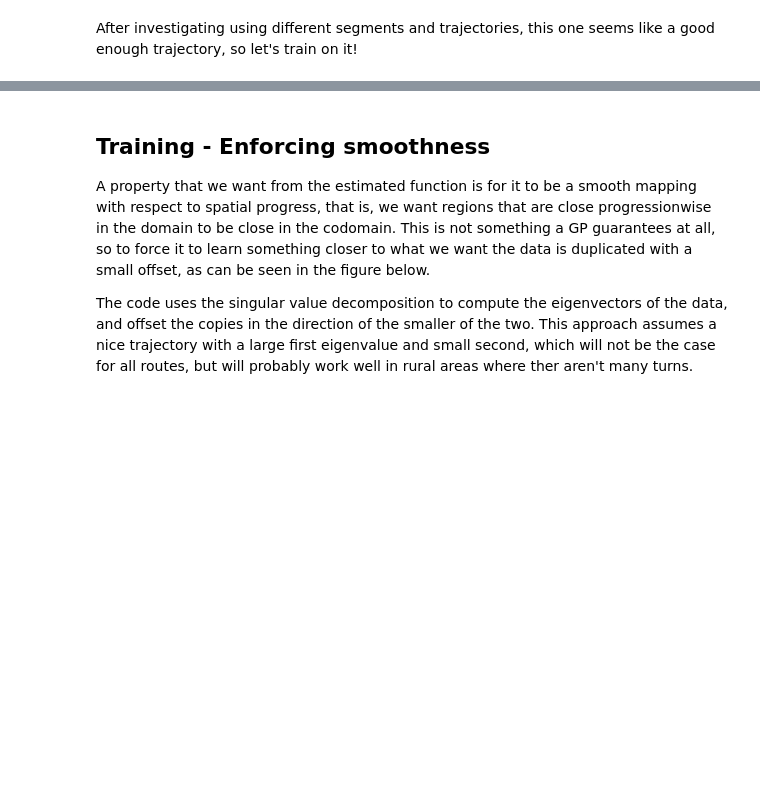
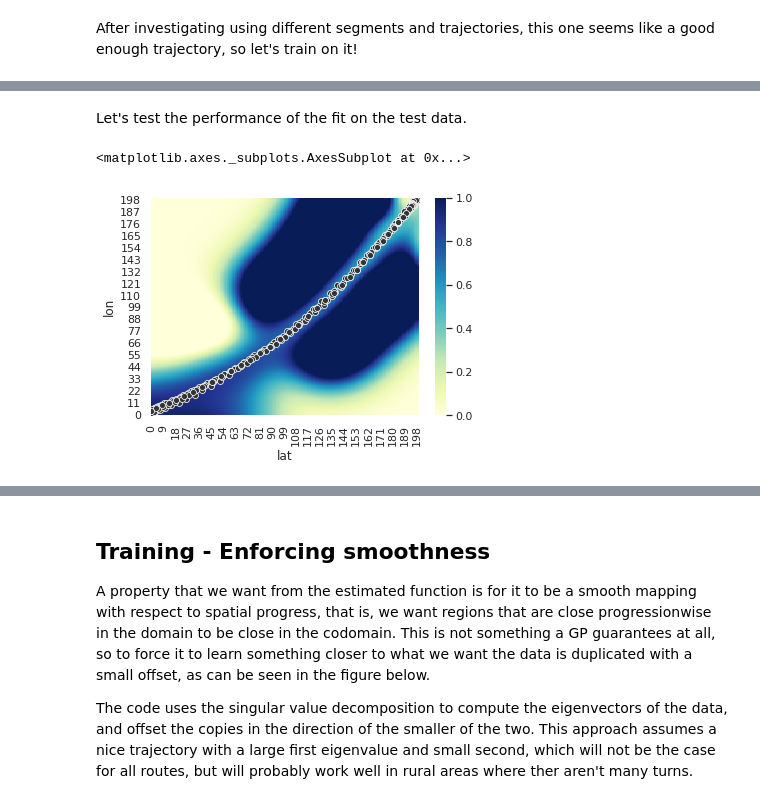
Before and after one commit to M20190649/TDDE19-bus-arrival-time, a Jupyter notebook: GP/Arrival Time Prediction 3 - Synchronisation.ipynb, the cells around one changed output, grey strips where cells are left out. Saved outputs shown, nothing was run; the diff lists cells and outputs as text; code cells hidden in the pictures; blank space fills up the shorter version.

```diff
--- a/GP/Arrival Time Prediction 3 - Synchronisation.ipynb
+++ b/GP/Arrival Time Prediction 3 - Synchronisation.ipynb
@@ -251,0 +258,10 @@ synch.plot_predictions(model, train_x, train_y)
+# %% [markdown]
+Let's test the performance of the fit on the test data.
+# %%
+n_test_trajs = 10
+test = pd.read_pickle('test.pkl')
+test_trajs = test[(test.traj < n_test_trajs) & (test.seg == seg_n)]
+synch.plot_posterior_mean(model, test_trajs)
+# %% [output]
+<matplotlib.axes._subplots.AxesSubplot at 0x...>
+[figure, added]
```
Also changed, not shown: parts of 5 cells of this notebook.
